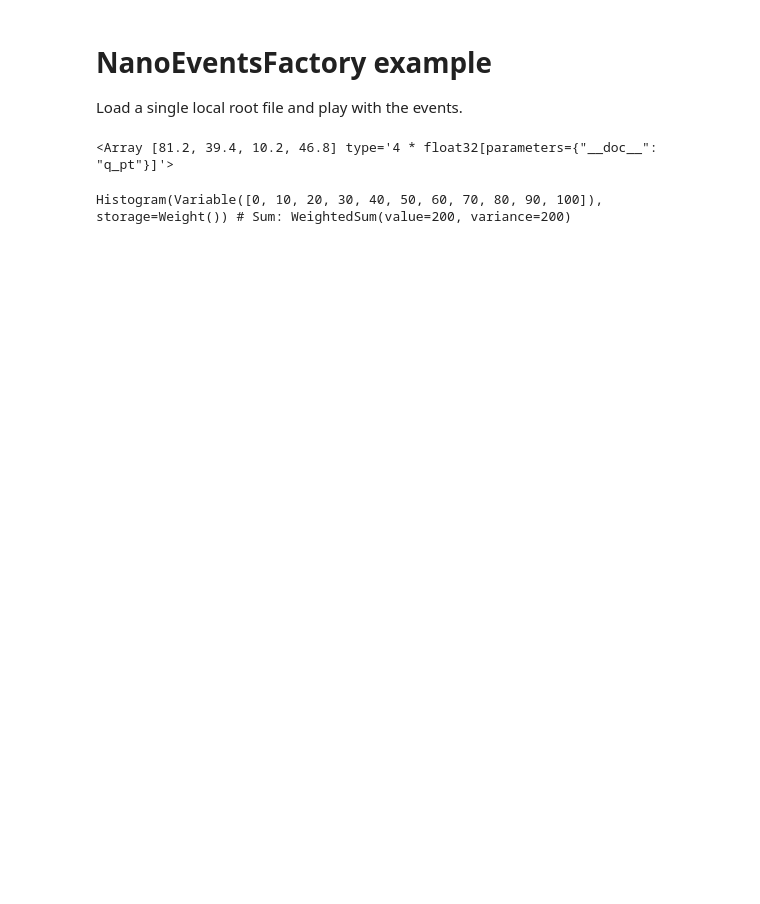
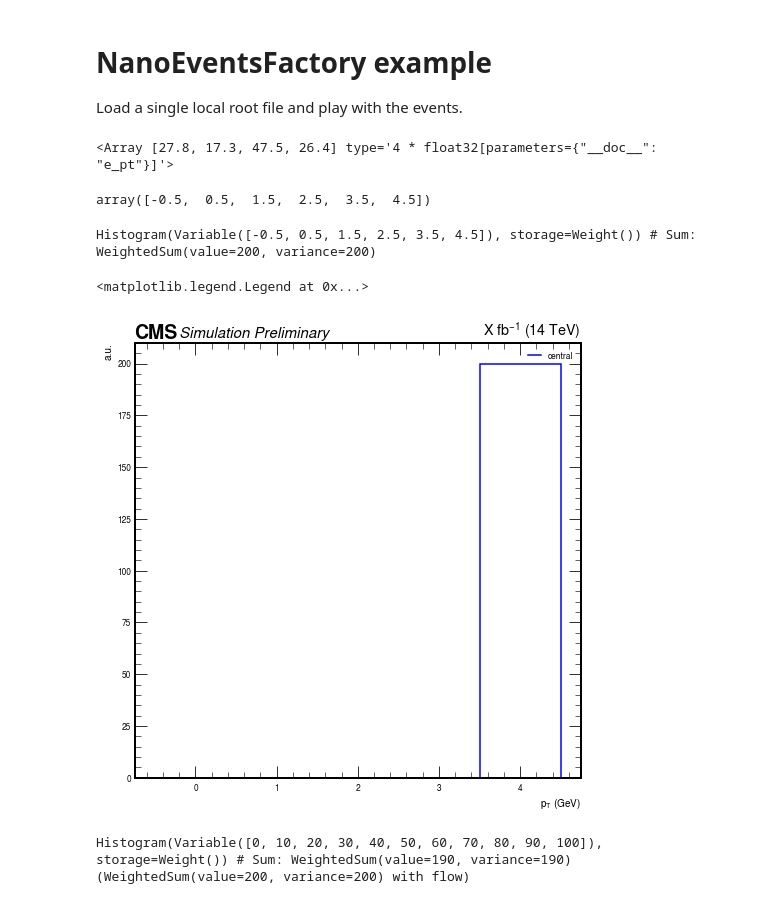
Before and after one commit to danbarto/chronos, a Jupyter notebook: notebooks/timing.ipynb, the cells around one changed output. Drawn from its saved outputs; the diff is of its cells as text; code cells hidden in the pictures; blank space fills up the shorter version.

Commit message:
adding plot index.pho

```diff
--- a/notebooks/timing.ipynb
+++ b/notebooks/timing.ipynb
@@ -16,9 +18,9 @@ events = NanoEventsFactory.from_root(
     treepath='demo/tree',
     entry_stop = 1000).events()
 # %%
-events['q_pt'][0]
+events['e_pt'][0]
 # %% [output]
-<Array [81.2, 39.4, 10.2, 46.8] type='4 * float32[parameters={"__doc__": "q_pt"}]'>
+<Array [27.8, 17.3, 47.5, 26.4] type='4 * float32[parameters={"__doc__": "e_pt"}]'>
 # %%
 import matplotlib.pyplot as plt
 import mplhep as hep
@@ -27,22 +29,65 @@ plt.style.use(hep.style.CMS)
 import awkward as ak
 # %%
 import boost_histogram as bh
+# %%
+binning = np.array([-0.5, 0.5, 1.5, 2.5, 3.5, 4.5])
+binning
+# %% [output]
+array([-0.5,  0.5,  1.5,  2.5,  3.5,  4.5])
+# %%
+n_q = bh.Histogram(bh.axis.Variable(binning), storage=bh.storage.Weight())
+n_q.fill(
+    ak.num(events['e_pt'], axis=1),
+    #weight=np.ones_like(ak.max(events['q_pt'], axis=1)),
+)
+# %% [output]
+Histogram(Variable([-0.5, 0.5, 1.5, 2.5, 3.5, 4.5]), storage=Weight()) # Sum: WeightedSum(value=200, variance=200)
+# %%
+f, ax = plt.subplots(figsize=(8, 8))
+
+hep.histplot(
+    [n_q.counts()],
+    binning,
+    histtype="step",
+    stack=False,
+    label=[r'central'],
+    color=['blue'],
+    ax=ax,
+    )
+
+hep.cms.label(
+    "Preliminary",
+    data=False,
+    lumi='X',
+    com=14,
+    loc=0,
+    ax=ax,
+    fontsize=15,
+)
+
+ax.set_ylabel(r'a.u.')
+ax.set_xlabel(r'$p_{T}\ (GeV)$')
+
+plt.legend()
+# %% [output]
+<matplotlib.legend.Legend at 0x...>
+[figure, added]
 # %%
 binning = np.linspace(0,100,11)
 
 lead_q_pt = bh.Histogram(bh.axis.Variable(binning), storage=bh.storage.Weight())
 lead_q_pt.fill(
-    ak.max(events['q_pt'], axis=1),
-    weight=np.ones_like(ak.max(events['q_pt'], axis=1)),
+    ak.fill_none(ak.max(events['q_pt'], axis=1), -99),
+    #weight=np.ones_like(ak.max(events['q_pt'], axis=1)),
 )
 
 trail_q_pt = bh.Histogram(bh.axis.Variable(binning), storage=bh.storage.Weight())
 trail_q_pt.fill(
-    ak.min(events['q_pt'], axis=1),
-    weight=np.ones_like(ak.max(events['q_pt'], axis=1)),
+    ak.fill_none(ak.min(events['q_pt'], axis=1), -99),
+    #weight=np.ones_like(ak.max(events['q_pt'], axis=1)),
 )
 # %% [output]
-Histogram(Variable([0, 10, 20, 30, 40, 50, 60, 70, 80, 90, 100]), storage=Weight()) # Sum: WeightedSum(value=200, variance=200)
+Histogram(Variable([0, 10, 20, 30, 40, 50, 60, 70, 80, 90, 100]), storage=Weight()) # Sum: WeightedSum(value=190, variance=190) (WeightedSum(value=200, variance=200) with flow)
 # %%
 f, ax = plt.subplots(figsize=(8, 8))
 
```
Also changed, not shown: parts of 17 cells of this notebook, 3 other files.
